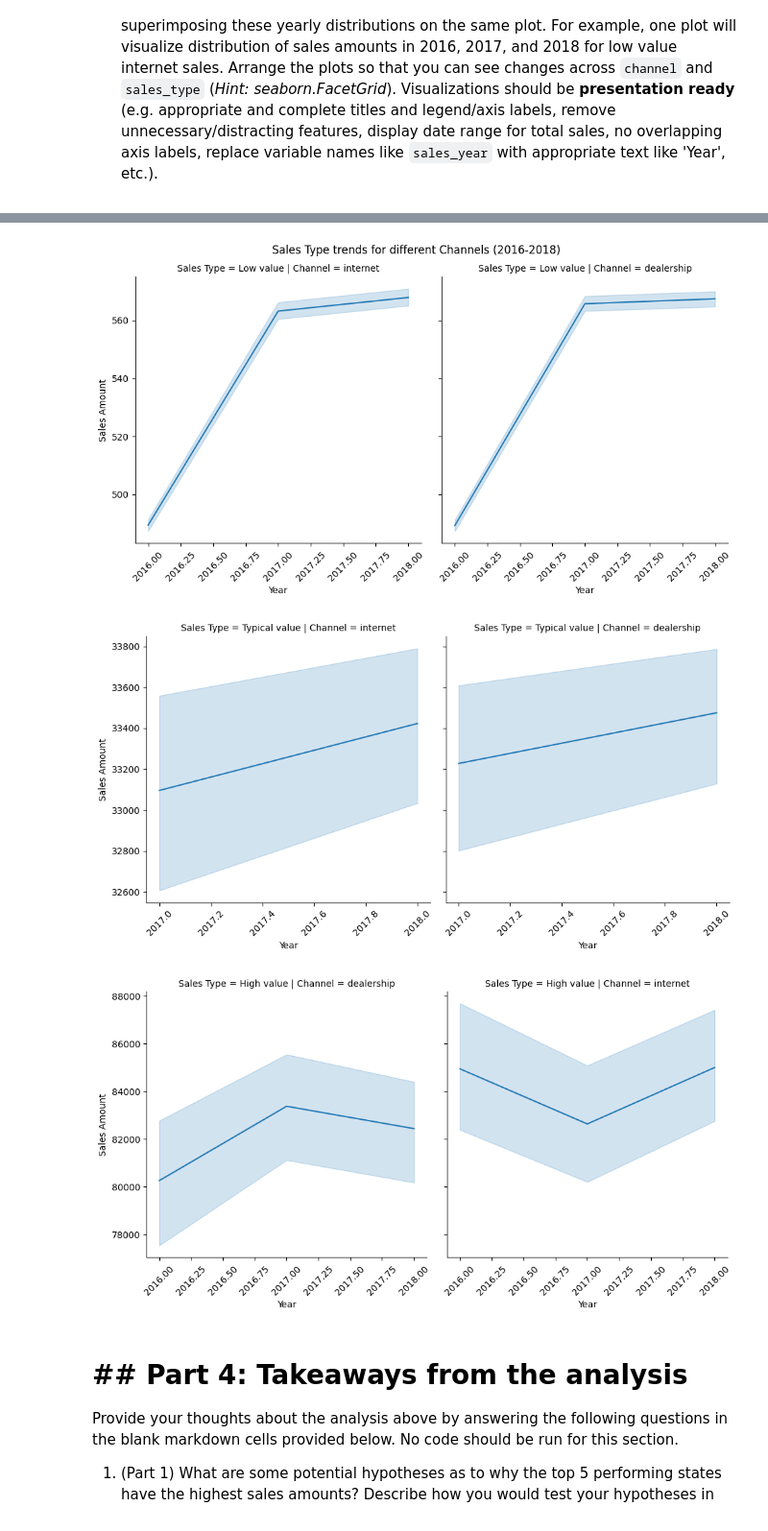
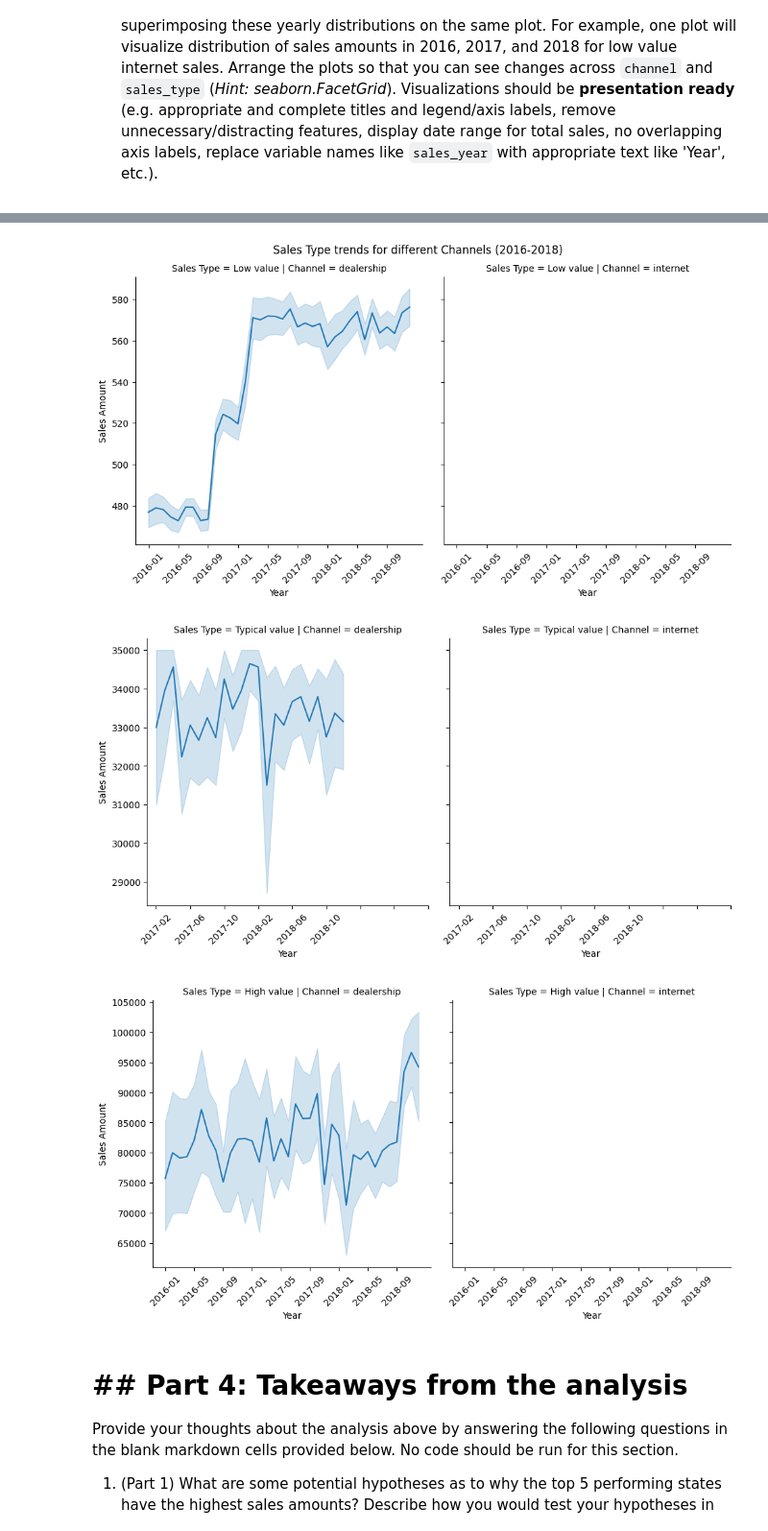
Before and after one commit to YSChen0609/visualize-this-group-32, a Jupyter notebook: PythonVizAssignment_Group32.ipynb, the cells around one changed output, grey strips where cells are left out. Shown at 96% size. Cells and saved outputs as stored; diff of their text form; code cells hidden in the pictures.

Commit message:
Add Part1, Part4, Update Part3. Part3 graph has issue.

```diff
--- a/PythonVizAssignment_Group32.ipynb
+++ b/PythonVizAssignment_Group32.ipynb
@@ -217,7 +279,6 @@ query3 = """
          """
 # %%
 #3.2 create data frame
-sales_from_dealershipstates = pd.read_sql_query(query3,engine)
-sales_from_dealershipstates.sales_year = sales_from_dealershipstates.sales_year.astype('int64')
+sales_from_dealershipstates = pd.read_sql_query(query3, engine)
 print(sales_from_dealershipstates)
 # %% [output]
@@ -238,49 +299,53 @@ print(sales_from_dealershipstates)
 # %%
 #3.3 visualization
 sales_from_dealershipstates.rename(columns={'sales_year': 'Year',
                                             'sales_type': 'Sales Type',
                                             'sales_amount': 'Sales Amount',
                                             'channel': 'Channel'},
                                              inplace=True)
 
 
-g3_1 = sns.relplot(data =
-                   sales_from_dealershipstates.loc[sales_from_dealershipstates["Sales Type"]=='Low value'],
-                 x = 'Year',
-                 y = 'Sales Amount',
-                 row = 'Sales Type',
-                 col = 'Channel',
-                 markers = True,
-                 kind = 'line')
+g3_1 = sns.relplot(data = sales_from_dealershipstates.loc[sales_from_dealershipstates["Sales Type"]=='Low value'],
+                   x = 'Year',
+                   y = 'Sales Amount',
+                   row = 'Sales Type',
+                   col = 'Channel',
+                   col_order = ["dealership","internet"],
+                   markers = True,
+                   kind = 'line')
 
 g3_2 = sns.relplot(data = sales_from_dealershipstates.loc[sales_from_dealershipstates["Sales Type"]=='Typical value'],
-                 x = 'Year',
-                 y = 'Sales Amount',
-                 row = 'Sales Type',
-                 col = 'Channel',
-                 markers = True,
-                 kind = 'line')
+                   x = 'Year',
+                   y = 'Sales Amount',
+                   row = 'Sales Type',
+                   col = 'Channel',
+                   col_order = ["dealership","internet"],
+                   markers = True,
+                   kind = 'line')
 
 g3_3 = sns.relplot(data = sales_from_dealershipstates.loc[sales_from_dealershipstates["Sales Type"]=='High value'],
-                 x = 'Year',
-                 y = 'Sales Amount',
-                 row = 'Sales Type',
-                 col = 'Channel',
-                 markers = True,
-                 kind = 'line')
+                   x = 'Year',
+                   y = 'Sales Amount',
+                   row = 'Sales Type',
+                   col = 'Channel',
+                   col_order = ["dealership","internet"],
+                   markers = True,
+                   kind = 'line')
 
 for g in [g3_1, g3_2, g3_3]:
-    g3.fig.suptitle("Sales Type trends for different Channels (2016-2018)", y=1.03)
     for ax in g.axes.flat:
+        unique_year_quarters = sorted(sales_from_dealershipstates['Year'].unique())
+        selected_labels = [label for i, label in enumerate(unique_year_quarters) if i % 4 == 0]
+        ax.set_xticks([unique_year_quarters.index(label) for label in selected_labels])
         for label in ax.get_xticklabels():
             label.set_rotation(45)
 
 g3_1.fig.suptitle("Sales Type trends for different Channels (2016-2018)", y=1.03)
 plt.show();
 # %% [output]
-[figure, old version]
+[figure, new version]
-[figure, old version]
+[figure, new version]
-[figure, old version]
+[figure, new version]
 # %% [markdown]
 # ## Part 4: Takeaways from the analysis
 
```
Also changed, not shown: parts of 12 cells of this notebook.
